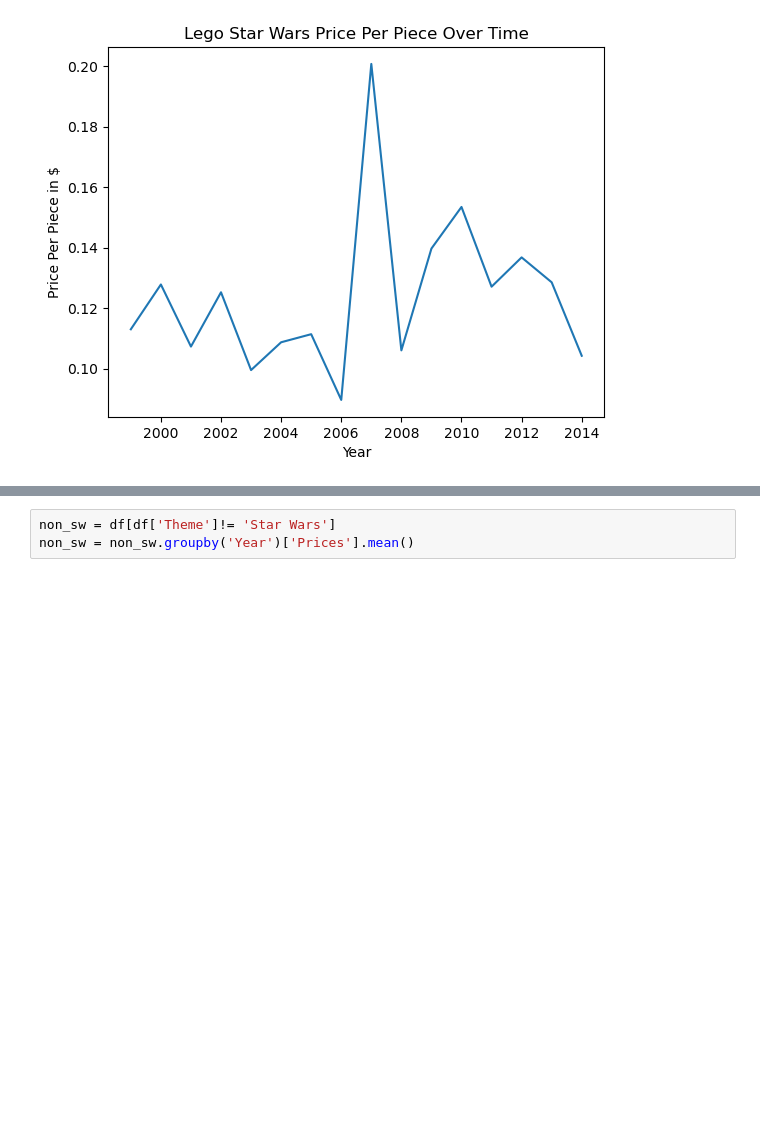
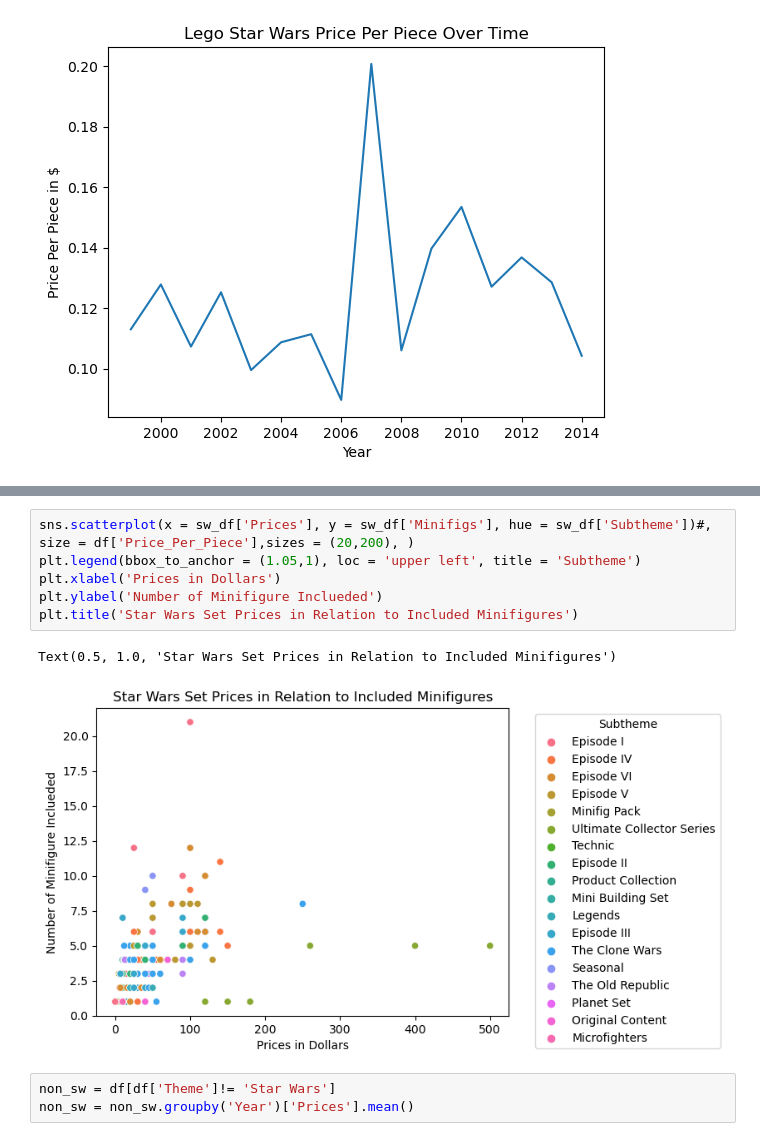
Before and after one commit to Domgraz/Lego_EDA, a Jupyter notebook: Lego_eda.ipynb, the cells around one changed output, grey strips where cells are left out. Cells and saved outputs as stored; diff of their text form; blank space fills up the shorter version.

Commit message:
added graphs

```diff
--- a/Lego_eda.ipynb
+++ b/Lego_eda.ipynb
@@ -263,6 +263,15 @@ sw
 | 6067 | 10123-1 | Star Wars | 8.0 | Episode V | 10123-1: Cloud City | 100.00 | 698.0 | 2003 | 0.143266 |
 | 7037 | 6210-1 | Star Wars | 8.0 | Episode VI | 6210-1: Jabba's Sail Barge | 74.99 | 781.0 | 2006 | 0.096018 |
 | 9477 | 7879-1 | Star Wars | 8.0 | Episode V | 7879-1: Hoth Echo Base | 89.99 | 773.0 | 2011 | 0.116417 |
+# %%
+sns.scatterplot(x = sw_df['Prices'], y = sw_df['Minifigs'], hue = sw_df['Subtheme'])#, size = df['Price_Per_Piece'],sizes = (20,200), )
+plt.legend(bbox_to_anchor = (1.05,1), loc = 'upper left', title = 'Subtheme')
+plt.xlabel('Prices in Dollars')
+plt.ylabel('Number of Minifigure Inclueded')
+plt.title('Star Wars Set Prices in Relation to Included Minifigures')
+# %% [output]
+Text(0.5, 1.0, 'Star Wars Set Prices in Relation to Included Minifigures')
+[figure, added]
 # %%
 non_sw = df[df['Theme']!= 'Star Wars']
 non_sw = non_sw.groupby('Year')['Prices'].mean()
```
Also changed, not shown: parts of 9 cells of this notebook.
